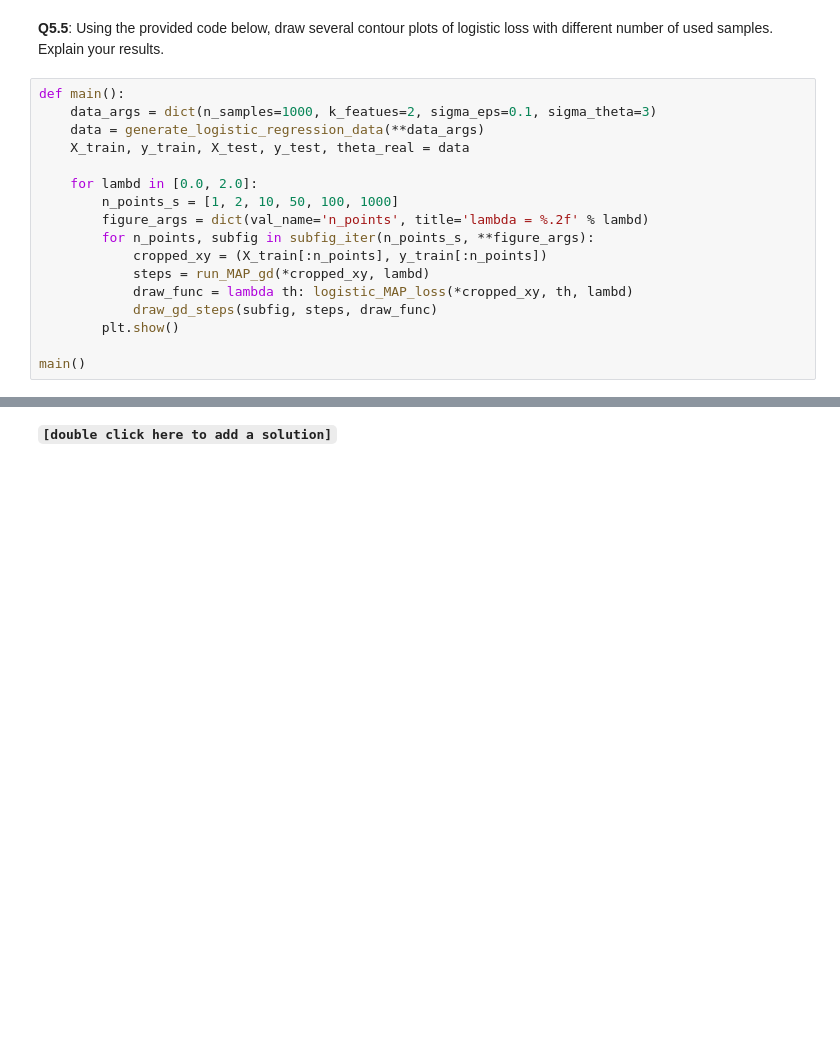
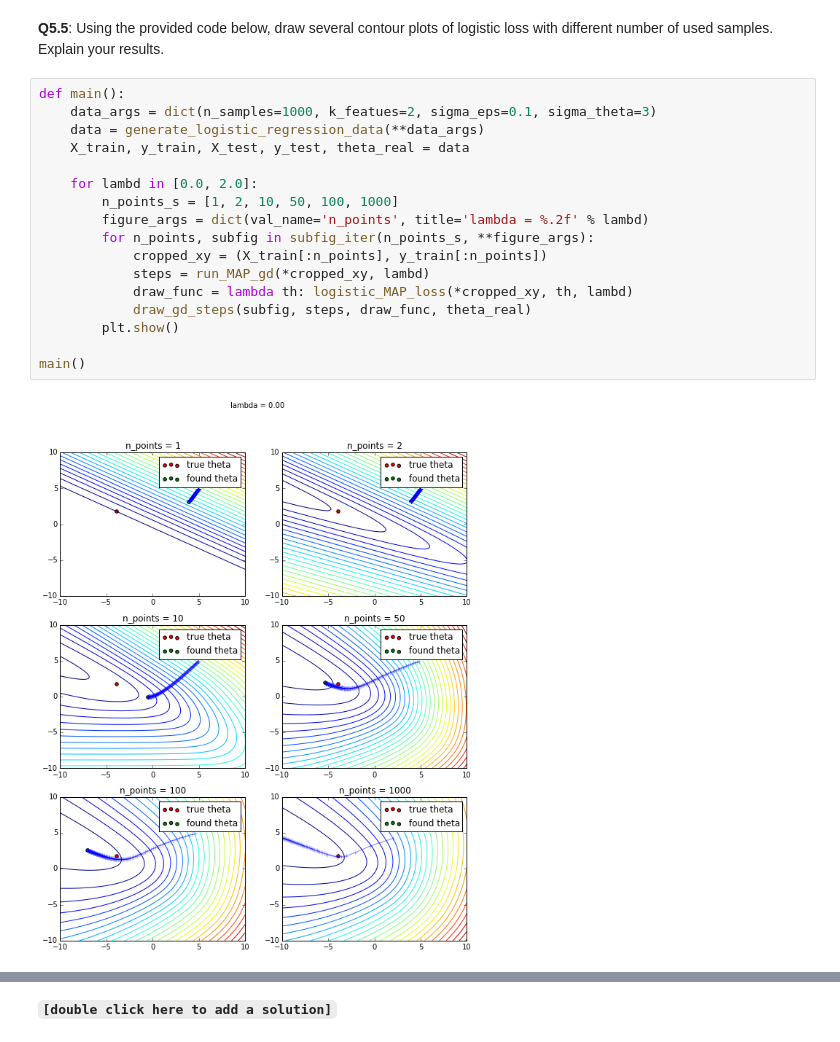
Before and after one commit to AkiraKane/deep-learning-coursework, a Jupyter notebook: pset1.ipynb, the cells around one changed output, grey strips where cells are left out. Cells and saved outputs as stored; diff of their text form; blank space fills up the shorter version.

```diff
--- a/pset1.ipynb
+++ b/pset1.ipynb
@@ -479,17 +510,19 @@ SyntaxError: invalid syntax (<ipython-input-28-030b0373c7b1>, line 26)
 # %%
 def main():
     data_args = dict(n_samples=1000, k_featues=2, sigma_eps=0.1, sigma_theta=3)
     data = generate_logistic_regression_data(**data_args)
     X_train, y_train, X_test, y_test, theta_real = data
 
     for lambd in [0.0, 2.0]:
         n_points_s = [1, 2, 10, 50, 100, 1000]
         figure_args = dict(val_name='n_points', title='lambda = %.2f' % lambd)
         for n_points, subfig in subfig_iter(n_points_s, **figure_args):
             cropped_xy = (X_train[:n_points], y_train[:n_points])
             steps = run_MAP_gd(*cropped_xy, lambd)
             draw_func = lambda th: logistic_MAP_loss(*cropped_xy, th, lambd)
-            draw_gd_steps(subfig, steps, draw_func)
+            draw_gd_steps(subfig, steps, draw_func, theta_real)
         plt.show()
 
 main()
+# %% [output]
+[figure, added]
```
Also changed, not shown: parts of 15 cells of this notebook.
